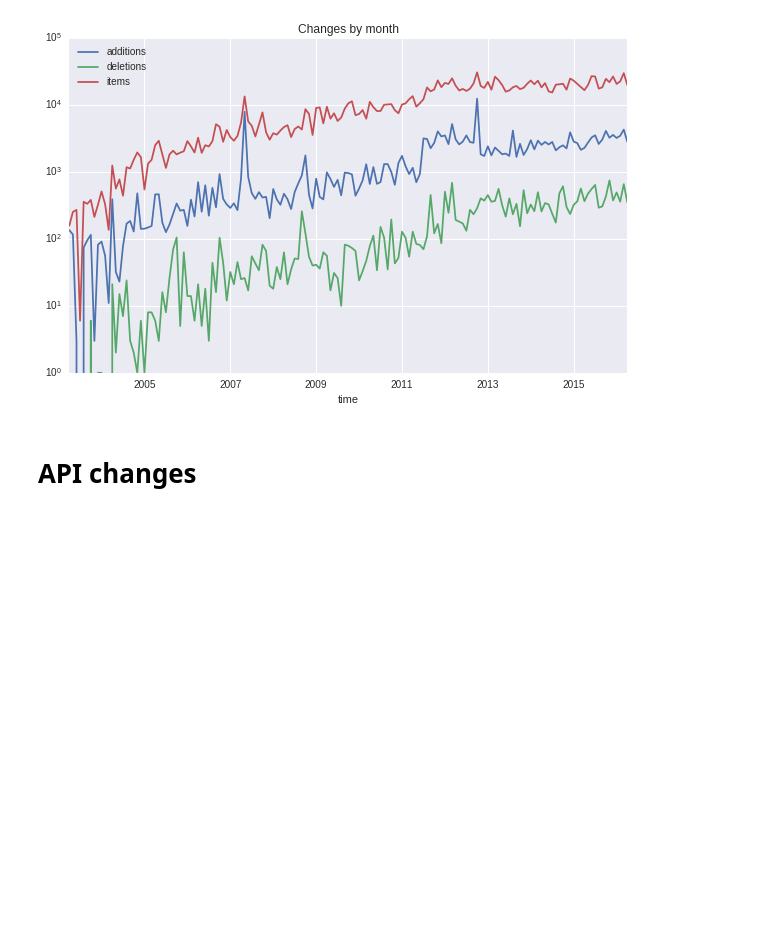
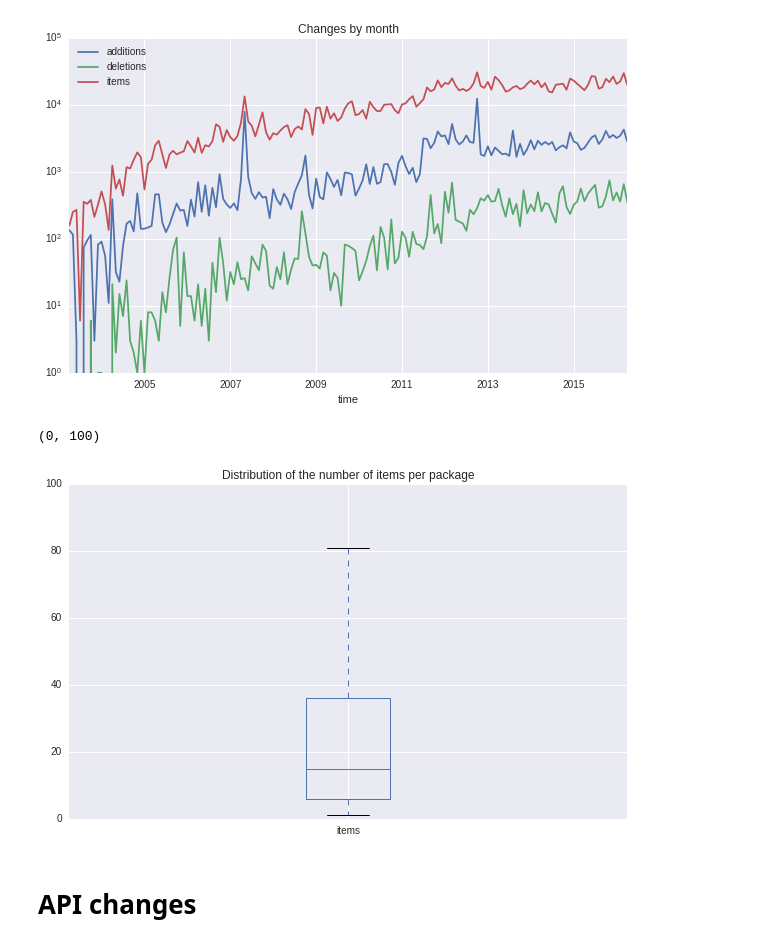
Before and after one commit to maelick/ecos-analysis, a Jupyter notebook: WEA2016/notebook/API stability.ipynb, the cells around one changed output. Cells and saved outputs as stored; diff of their text form; code cells hidden in the pictures; blank space fills up the shorter version.

```diff
--- a/WEA2016/notebook/API stability.ipynb
+++ b/WEA2016/notebook/API stability.ipynb
@@ -97,6 +97,12 @@ df = df_by_version.merge(packages[['time', 'package', 'version']], left_index=Tr
 ax = df.set_index('time')[['additions', 'deletions', 'items']].resample('1M').sum().plot(logy=True, title='Changes by month')
 # %% [output]
 [figure]
+# %%
+ax = df_by_version[['items']].plot.box(title='Distribution of the number of items per package')
+ax.set_ylim(0, 100)
+# %% [output]
+(0, 100)
+[figure, added]
 # %% [markdown]
 # API changes
 # %% [markdown]
```
Also changed, not shown: parts of 5 cells of this notebook.
